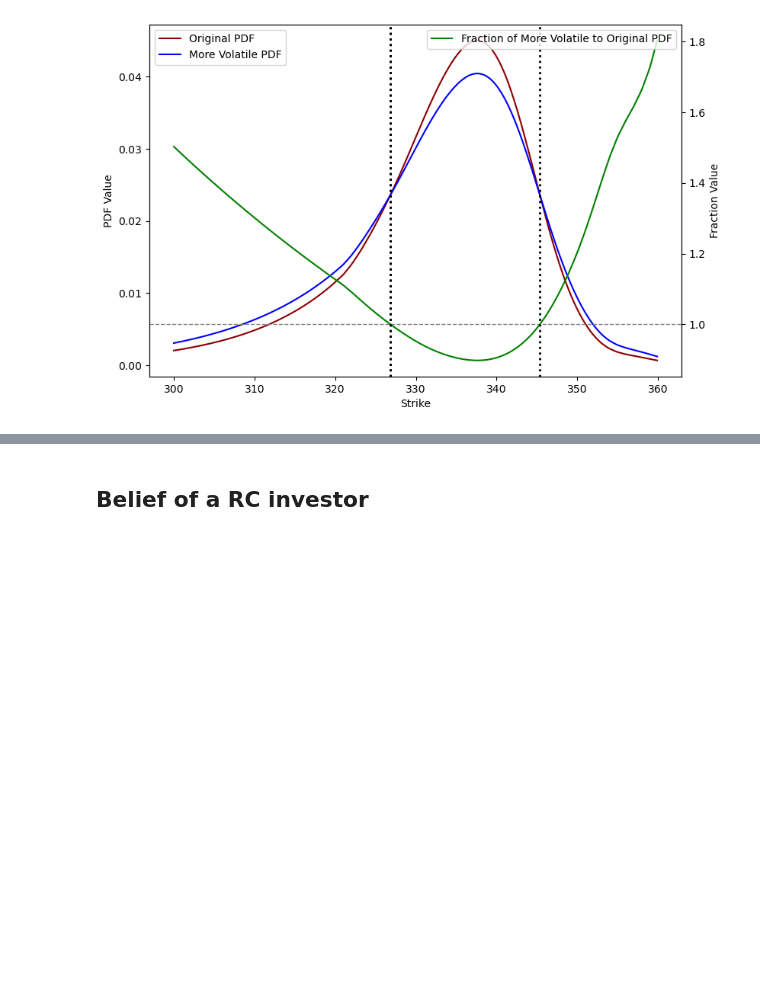
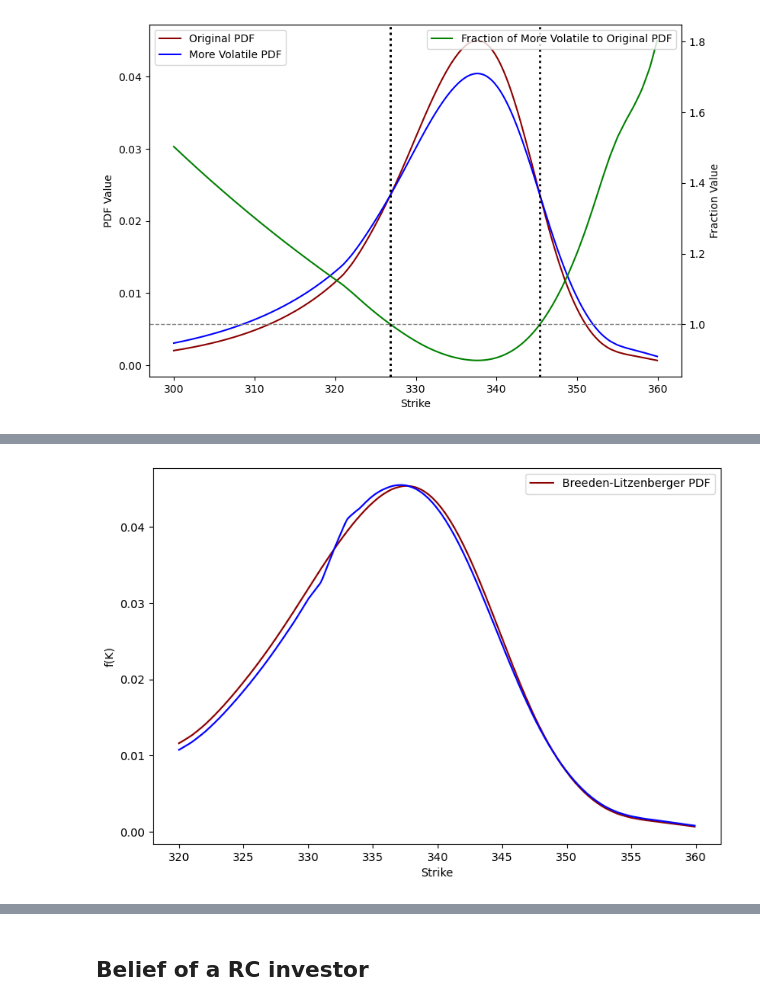
Before and after one commit to astavrop0/Derivative_structuring_and_implied_risk_aversion, a Jupyter notebook: notebooks/Risk Neutral pdf with BL.ipynb, the cells around one changed output, grey strips where cells are left out. Saved outputs shown, nothing was run; the diff lists cells and outputs as text; code cells hidden in the pictures; blank space fills up the shorter version.

```diff
--- a/notebooks/Risk Neutral pdf with BL.ipynb
+++ b/notebooks/Risk Neutral pdf with BL.ipynb
@@ -228,13 +151,6 @@ def pdf(Krange, S, t=0, r=0):
     first_deriv = np.gradient(Crange, x_new, edge_order=0)
     second_deriv = np.gradient(first_deriv, x_new, edge_order=0)
     return np.exp(r * t) * second_deriv
-# %%
-def pdf2(Krange, S, t=0, r=0):
-    # x is a range of strikes
-    Crange = call_value(S, Krange, vol_surface_tilted2(Krange), t, r)
-    first_deriv2 = np.gradient(Crange, x_new, edge_order=0)
-    second_deriv2 = np.gradient(first_deriv2, x_new, edge_order=0)
-    return np.exp(r * t) * second_deriv2
 # %%
 fig, ax1 = plt.subplots(figsize=(9,6))
 
@@ -823,0 +769,12 @@ plt.show()
+# %%
+C_interp_adjusted = call_value(S, x_new, adjusted_vol_surface(x_new), t)
+
+first_deriv2 = np.gradient(C_interp_adjusted, x_new)
+second_deriv2 = np.gradient(first_deriv2, x_new)
+
+def pdf2(Krange, S, t=0, r=0):
+    # x is a range of strikes
+    Crange = call_value(S, Krange, adjusted_vol_surface(Krange), t, r)
+    first_deriv2 = np.gradient(Crange, x_new, edge_order=0)
+    second_deriv2 = np.gradient(first_deriv2, x_new, edge_order=0)
+    return np.exp(r * t) * second_deriv2
@@ -823,0 +792,14 @@ plt.show()
+# %%
+plt.figure(figsize=(9,6))
+plt.plot(original_pdf[:, 0], original_pdf[:, 1], "darkred")
+
+# plt.savefig("breeden_litzenberger_pdf.png", dpi=300)
+
+
+plt.plot(original_pdf2[:, 0], original_pdf2[:, 1], "blue")
+plt.xlabel("Strike")
+plt.ylabel("f(K)")
+plt.legend(["Breeden-Litzenberger PDF"], loc="best")
+plt.show()
+# %% [output]
+[figure, added]
```
Also changed, not shown: parts of 59 cells of this notebook.
